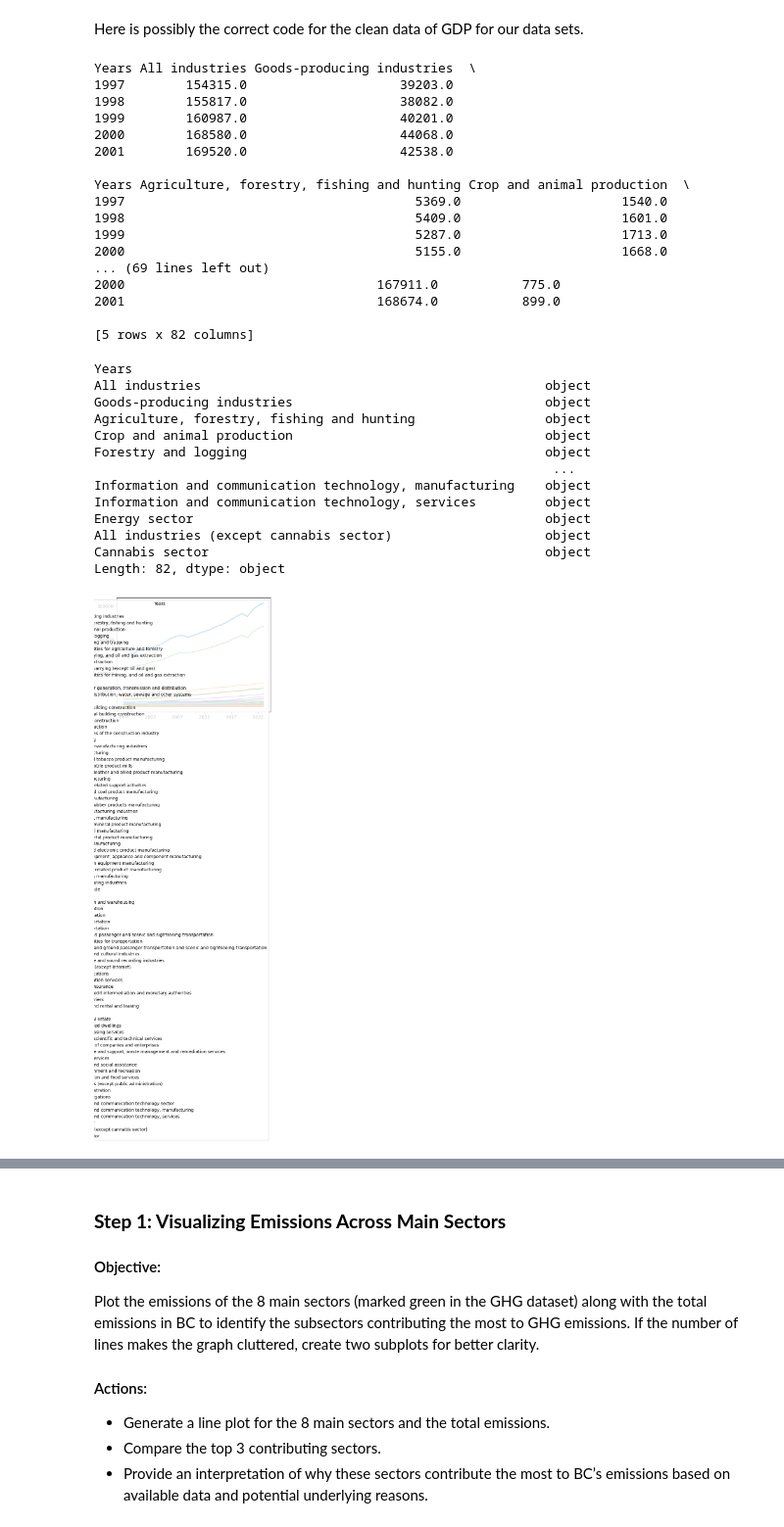
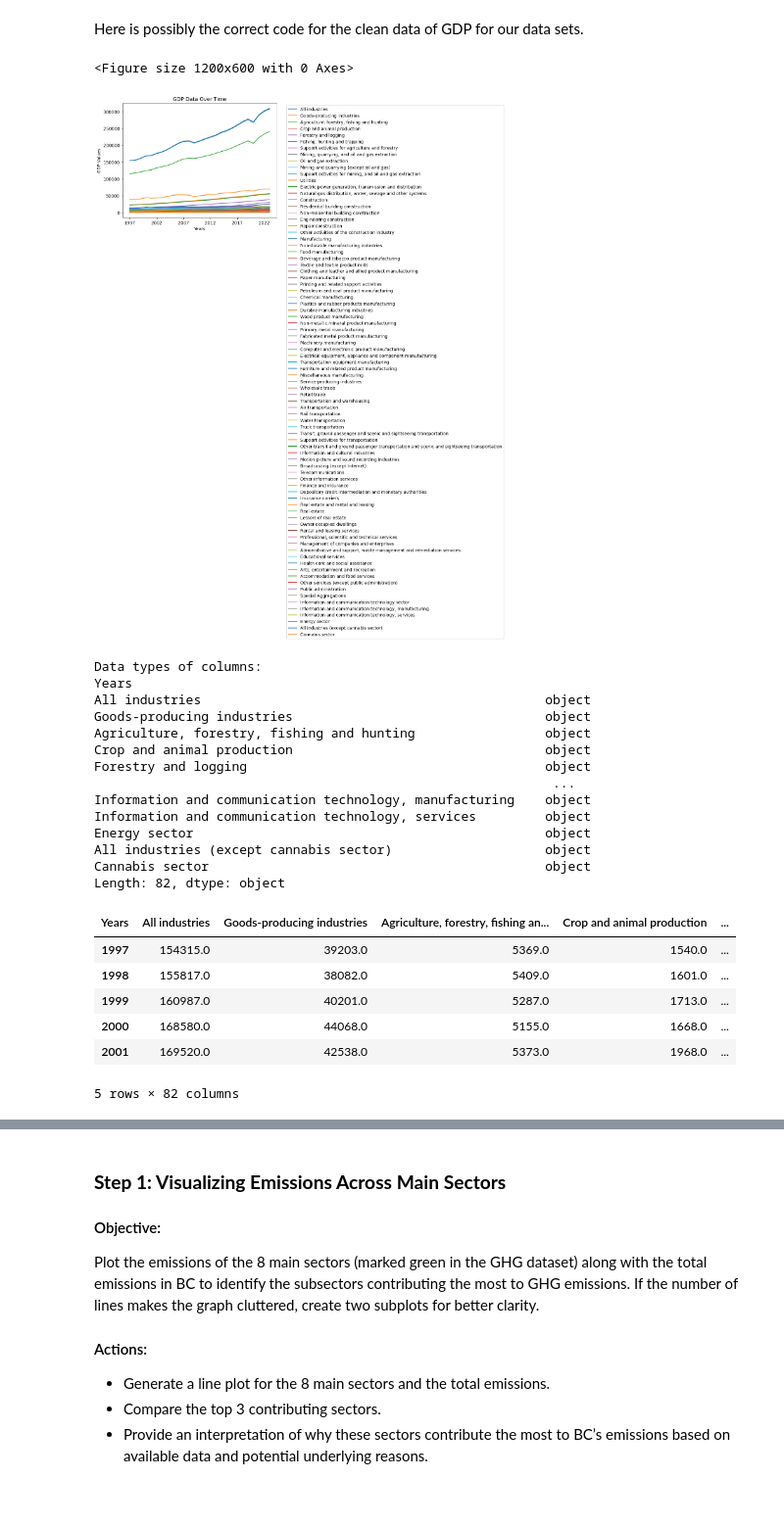
Before and after one commit to TuanTHoang/ECON-323-Group-Project, a Jupyter notebook: Carbon Emission Group Project-Mike.ipynb, the cells around one changed output, grey strips where cells are left out. Shown at 98% size. Drawn from its saved outputs; the diff is of its cells as text; code cells hidden in the pictures; blank space fills up the shorter version.

Commit message:
make plot nicer and add percent change data frame
still try to think about the way to change the col data type and later will make the percent change looks better

```diff
--- a/Carbon Emission Group Project-Mike.ipynb
+++ b/Carbon Emission Group Project-Mike.ipynb
@@ -186,45 +187,47 @@ Here is possibly the correct code for the clean data of GDP for our data sets.
 # %%
 gdp = "BC_GDP_1997-2023.csv"
 gdpdata = pd.read_csv(gdp, skiprows=3)
 
+# Clean the data
 gdpdata = gdpdata.dropna(how='all', axis=1)
 gdpdata = gdpdata.dropna(how='all', axis=0)
 
-gdpdata = gdpdata.iloc[:82]  # Retain rows 0 to 84 (inclusive)
+# Retain rows 0 to 81 (inclusive)
+gdpdata = gdpdata.iloc[:82]
 
+# Rename the first column to "Years"
 gdpdata = gdpdata.rename(columns={"Unnamed: 0": "Years"})
 
+# Remove commas from numeric columns
 for col in gdpdata.columns[1:]:
     gdpdata[col] = gdpdata[col].str.replace(',', '')
 
+# Convert numeric columns to float
 gdpdata.iloc[:, 1:] = gdpdata.iloc[:, 1:].apply(pd.to_numeric, errors='coerce')
 
-gdpdata = gdpdata.set_index("Years")
+# Set "Years" as index and transpose the dataframe
+gdpdata = gdpdata.set_index("Years").T
 
-gdpdata = gdpdata.T
 
-print(gdpdata.head())
 
+# Plot the GDP data
+plt.figure(figsize=(12, 6))
 gdpdata.plot()
-gdpdata.dtypes
+plt.title("GDP Data Over Time")
+plt.xlabel("Years")
+plt.ylabel("GDP Values")
+plt.legend(bbox_to_anchor=(1.05, 1), loc='upper left')
+plt.tight_layout()
+plt.show()
+
+# Display data types of columns
+print("\nData types of columns:")
+print(gdpdata.dtypes)
+gdpdata.head()
 # %% [output]
-Years All industries Goods-producing industries  \
-1997        154315.0                    39203.0
-1998        155817.0                    38082.0
-1999        160987.0                    40201.0
-2000        168580.0                    44068.0
-2001        169520.0                    42538.0
-
-Years Agriculture, forestry, fishing and hunting Crop and animal production  \
-1997                                      5369.0                     1540.0
-1998                                      5409.0                     1601.0
-1999                                      5287.0                     1713.0
-2000                                      5155.0                     1668.0
-... (69 lines left out)
-2000                                 167911.0           775.0
-2001                                 168674.0           899.0
-
-[5 rows x 82 columns]
+<Figure size 1200x600 with 0 Axes>
+[figure, new version]
+Data types of columns:
 Years
 All industries                                             object
 Goods-producing industries                                 object
@@ -238,4 +241,10 @@ Energy sector                                              object
 All industries (except cannabis sector)                    object
 Cannabis sector                                            object
 Length: 82, dtype: object
-[figure, old version]
+| Years | All industries | Goods-producing industries | Agriculture, forestry, fishing an... | Crop and animal production | ... |
+| 1997 | 154315.0 | 39203.0 | 5369.0 | 1540.0 | ... |
+| 1998 | 155817.0 | 38082.0 | 5409.0 | 1601.0 | ... |
+| 1999 | 160987.0 | 40201.0 | 5287.0 | 1713.0 | ... |
+| 2000 | 168580.0 | 44068.0 | 5155.0 | 1668.0 | ... |
+| 2001 | 169520.0 | 42538.0 | 5373.0 | 1968.0 | ... |
+5 rows × 82 columns
```
Also changed, not shown: parts of 4 cells of this notebook.
